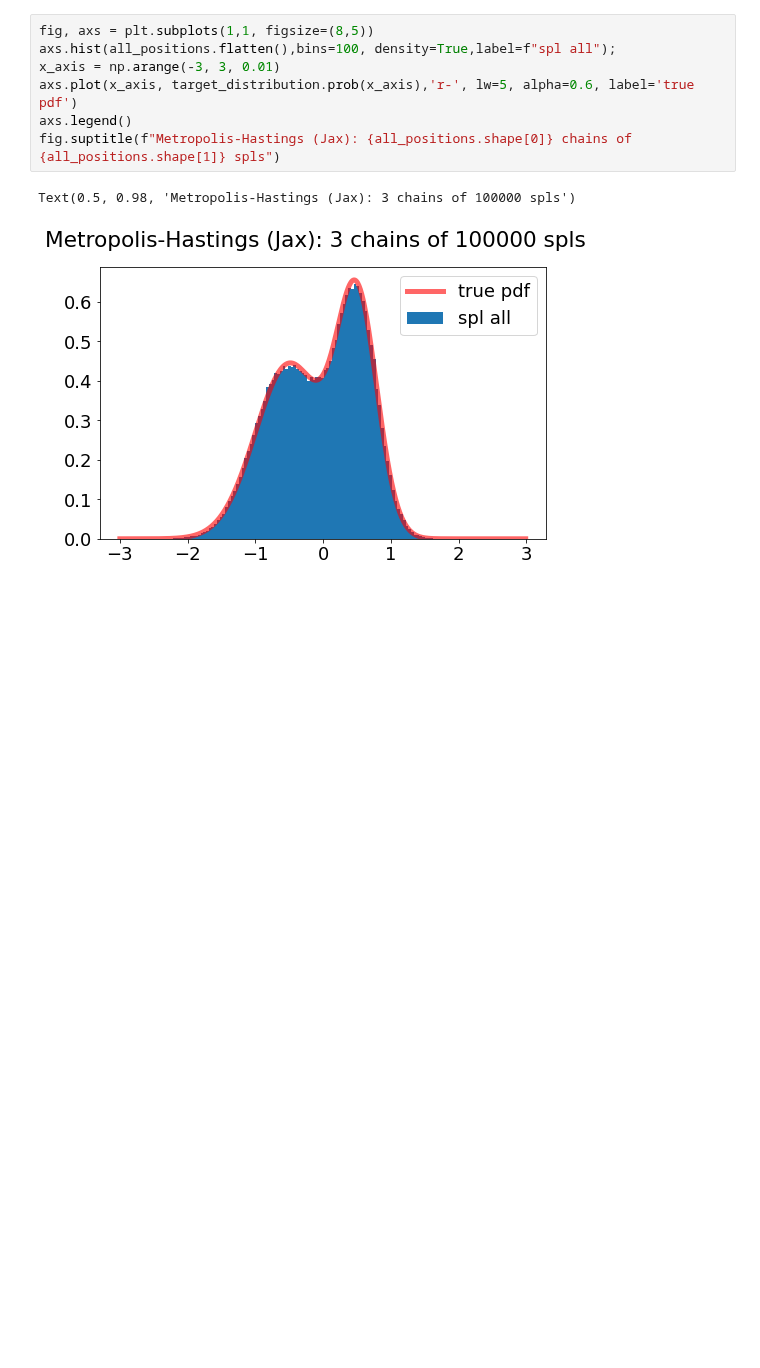
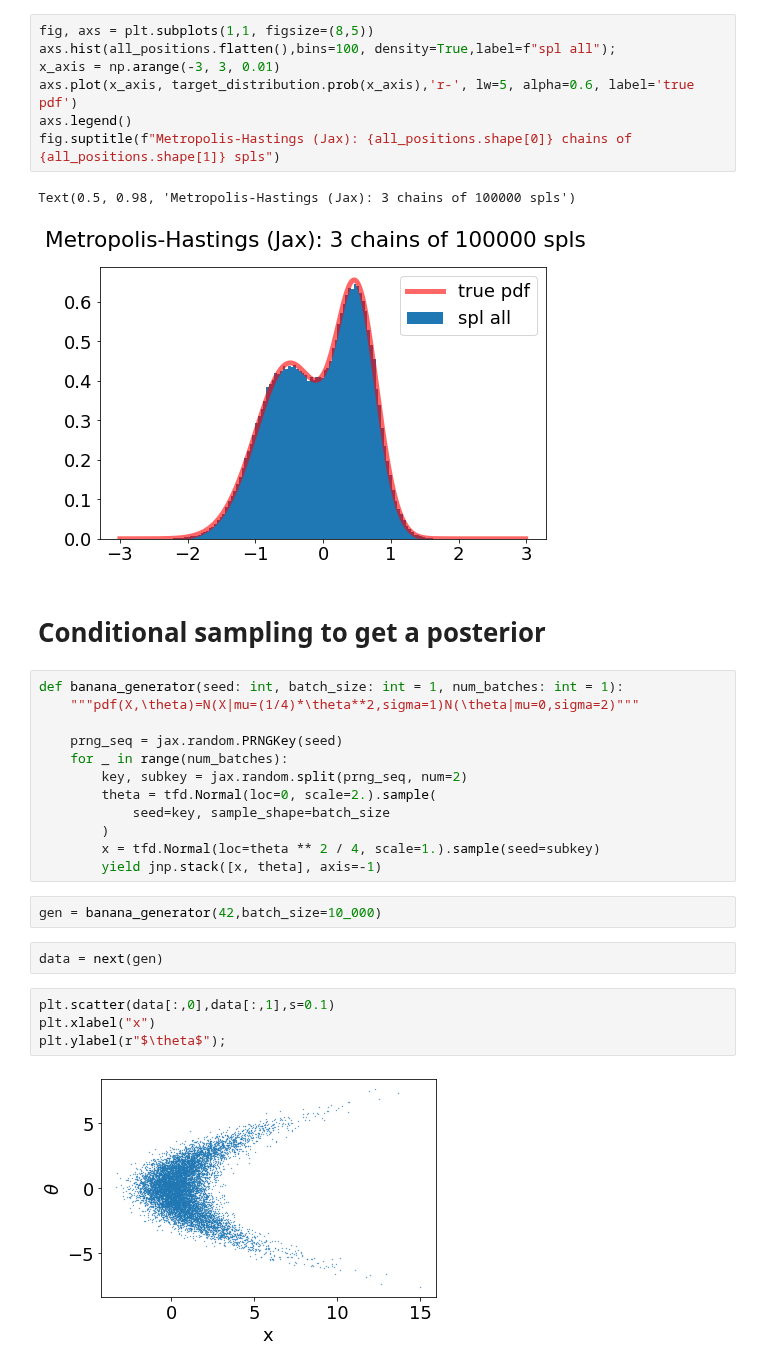
Before and after one commit to jecampagne/ML-toys, a Jupyter notebook: Sampling_simple_JAX.ipynb, the cells around one changed output. Cells and saved outputs as stored; diff of their text form; blank space fills up the shorter version.

```diff
--- a/Sampling_simple_JAX.ipynb
+++ b/Sampling_simple_JAX.ipynb
@@ -203,3 +205,27 @@ fig.suptitle(f"Metropolis-Hastings (Jax): {all_positions.shape[0]} chains of {al
 # %% [output]
 Text(0.5, 0.98, 'Metropolis-Hastings (Jax): 3 chains of 100000 spls')
 [figure]
+# %% [markdown]
+# Conditional sampling to get a posterior
+# %%
+def banana_generator(seed: int, batch_size: int = 1, num_batches: int = 1):
+    """pdf(X,\theta)=N(X|mu=(1/4)*\theta**2,sigma=1)N(\theta|mu=0,sigma=2)"""
+
+    prng_seq = jax.random.PRNGKey(seed)
+    for _ in range(num_batches):
+        key, subkey = jax.random.split(prng_seq, num=2)
+        theta = tfd.Normal(loc=0, scale=2.).sample(
+            seed=key, sample_shape=batch_size
+        )
+        x = tfd.Normal(loc=theta ** 2 / 4, scale=1.).sample(seed=subkey)
+        yield jnp.stack([x, theta], axis=-1)
+# %%
+gen = banana_generator(42,batch_size=10_000)
+# %%
+data = next(gen)
+# %%
+plt.scatter(data[:,0],data[:,1],s=0.1)
+plt.xlabel("x")
+plt.ylabel(r"$\theta$");
+# %% [output]
+[figure, added]
```
Also changed, not shown: parts of 10 cells of this notebook.
